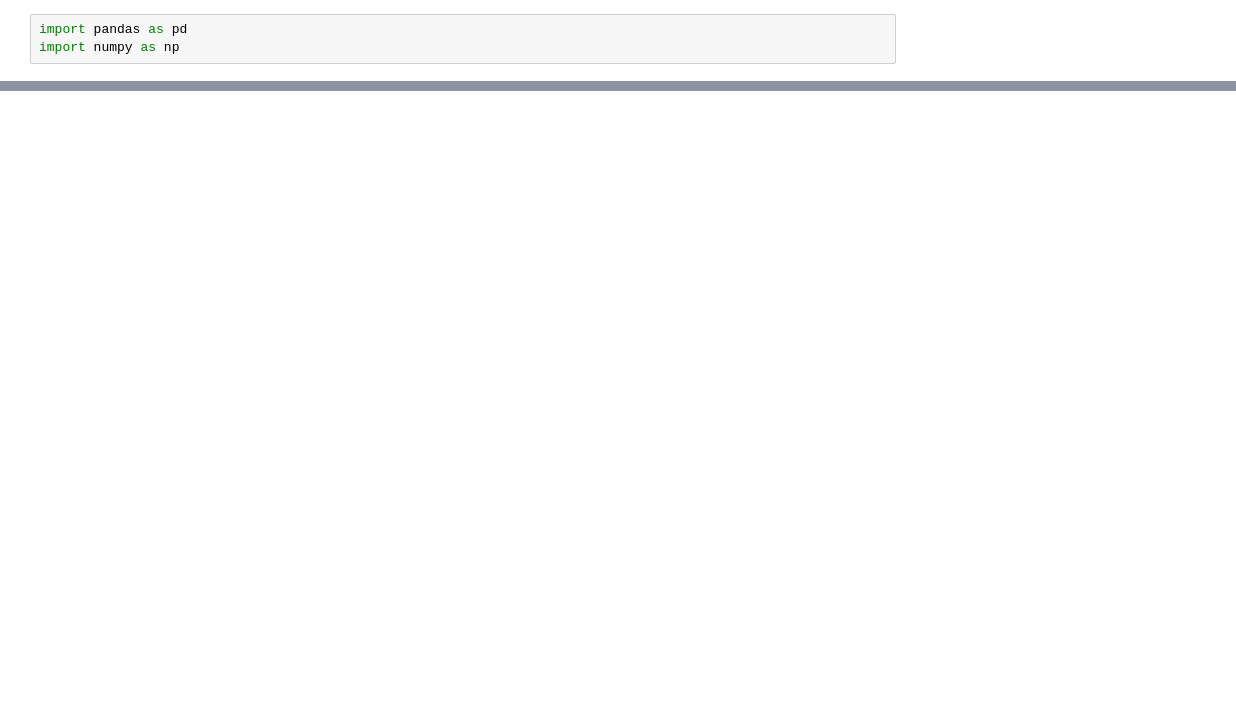
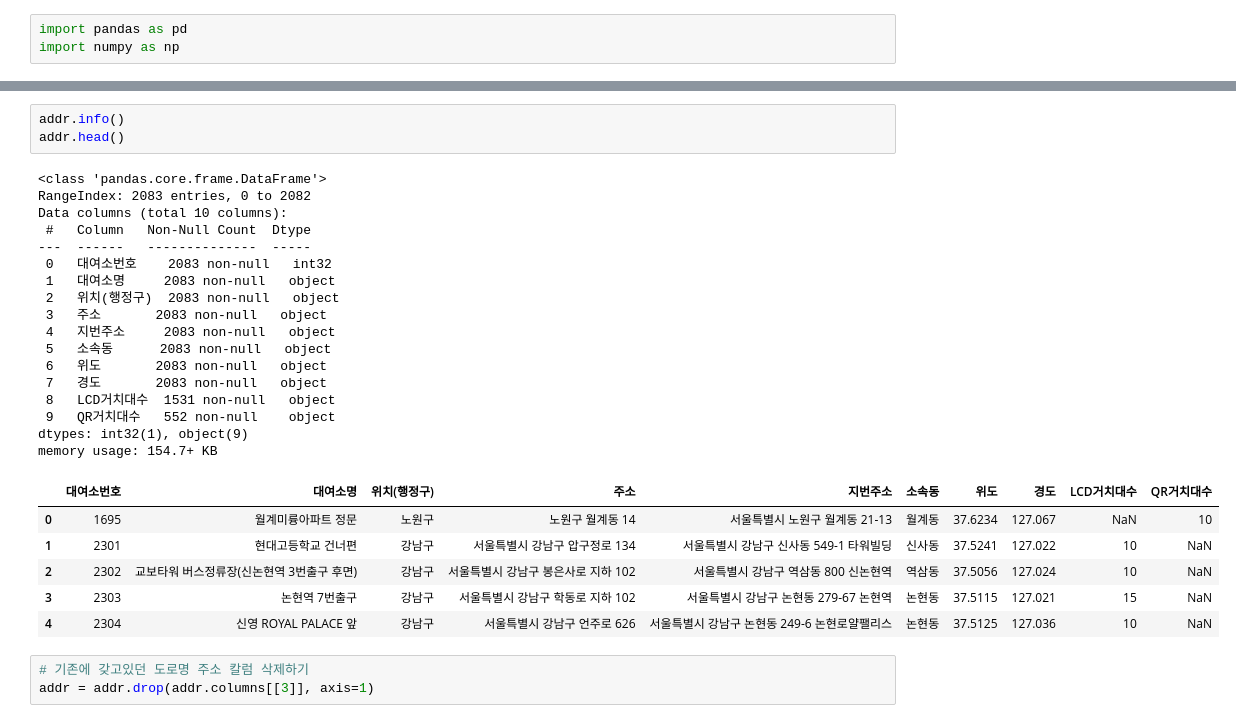
Before and after one commit to JuheePak/Python-project, a Jupyter notebook: source/bike_addr.ipynb, the cells around one changed output, grey strips where cells are left out. Drawn from its saved outputs; the diff is of its cells as text; blank space fills up the shorter version.

```diff
--- a/source/bike_addr.ipynb
+++ b/source/bike_addr.ipynb
@@ -25,0 +132,30 @@ memory usage: 163.2+ KB
+# %%
+addr.info()
+addr.head()
+# %% [output]
+<class 'pandas.core.frame.DataFrame'>
+RangeIndex: 2083 entries, 0 to 2082
+Data columns (total 10 columns):
+ #   Column   Non-Null Count  Dtype
+---  ------   --------------  -----
+ 0   대여소번호    2083 non-null   int32
+ 1   대여소명     2083 non-null   object
+ 2   위치(행정구)  2083 non-null   object
+ 3   주소       2083 non-null   object
+ 4   지번주소     2083 non-null   object
+ 5   소속동      2083 non-null   object
+ 6   위도       2083 non-null   object
+ 7   경도       2083 non-null   object
+ 8   LCD거치대수  1531 non-null   object
+ 9   QR거치대수   552 non-null    object
+dtypes: int32(1), object(9)
+memory usage: 154.7+ KB
+|  | 대여소번호 | 대여소명 | 위치(행정구) | 주소 | 지번주소 | 소속동 | 위도 | 경도 | LCD거치대수 | QR거치대수 |
+| 0 | 1695 | 월계미륭아파트 정문 | 노원구 | 노원구 월계동 14 | 서울특별시 노원구 월계동 21-13 | 월계동 | 37.6234 | 127.067 | NaN | 10 |
+| 1 | 2301 | 현대고등학교 건너편 | 강남구 | 서울특별시 강남구 압구정로 134 | 서울특별시 강남구 신사동 549-1 타워빌딩 | 신사동 | 37.5241 | 127.022 | 10 | NaN |
+| 2 | 2302 | 교보타워 버스정류장(신논현역 3번출구 후면) | 강남구 | 서울특별시 강남구 봉은사로 지하 102 | 서울특별시 강남구 역삼동 800 신논현역 | 역삼동 | 37.5056 | 127.024 | 10 | NaN |
+| 3 | 2303 | 논현역 7번출구 | 강남구 | 서울특별시 강남구 학동로 지하 102 | 서울특별시 강남구 논현동 279-67 논현역 | 논현동 | 37.5115 | 127.021 | 15 | NaN |
+| 4 | 2304 | 신영 ROYAL PALACE 앞 | 강남구 | 서울특별시 강남구 언주로 626 | 서울특별시 강남구 논현동 249-6 논현로얄팰리스 | 논현동 | 37.5125 | 127.036 | 10 | NaN |
+# %%
+# 기존에 갖고있던 도로명 주소 칼럼 삭제하기
+addr = addr.drop(addr.columns[[3]], axis=1)
```
Also changed, not shown: parts of 15 cells of this notebook, 2 other files.
